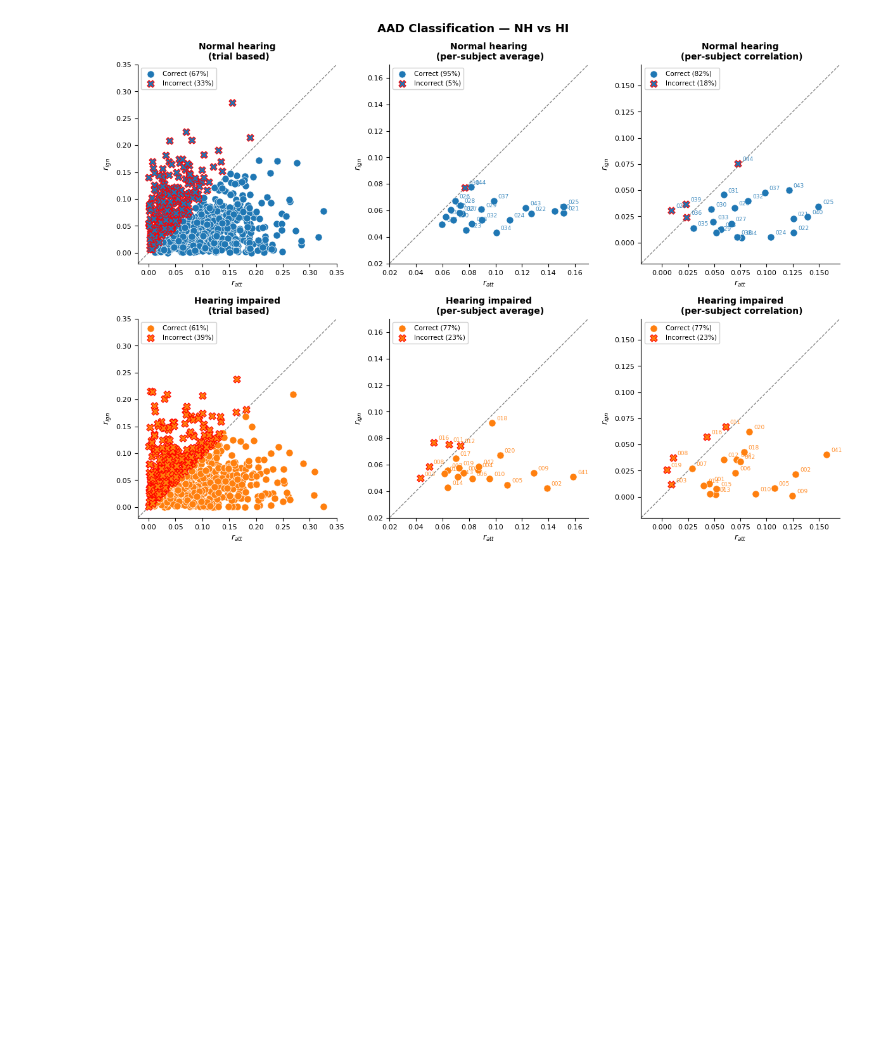
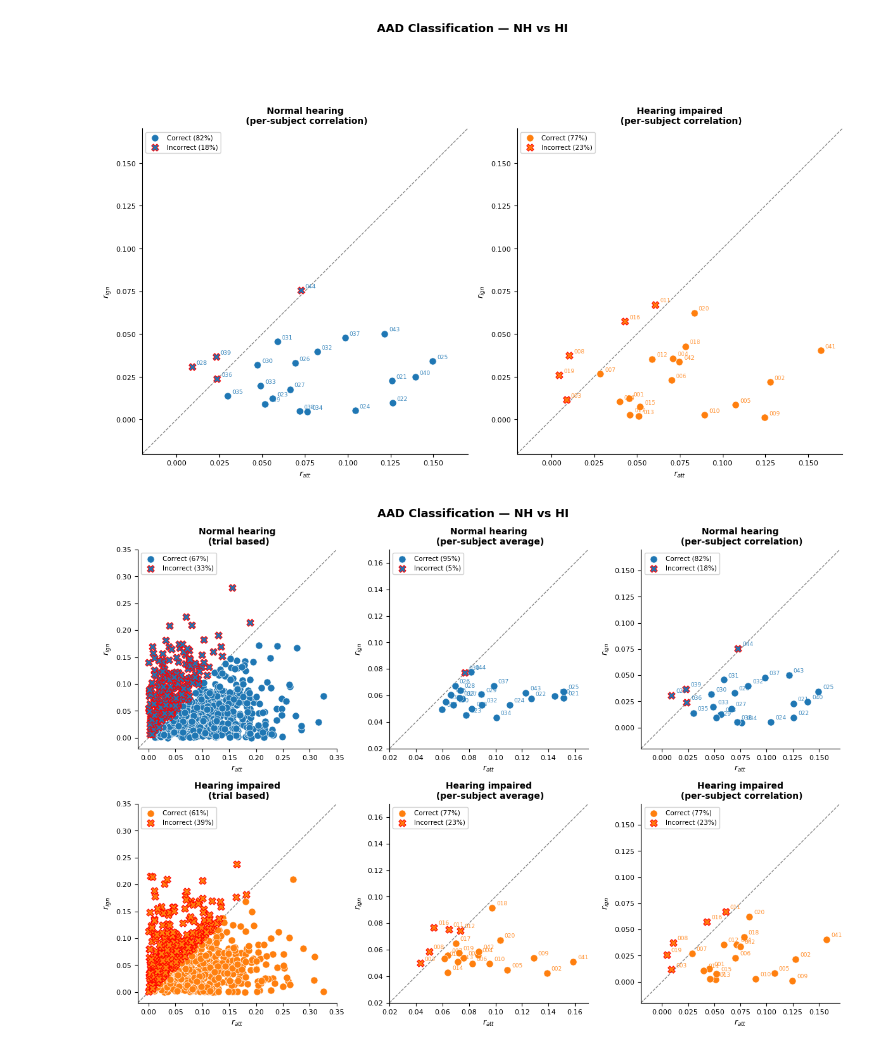
Before and after one commit to manito-coder/Beyond-TRFs, a Jupyter notebook: across-datasets/hearing-impaired-fuglsang/figures.ipynb, the cells around one changed output. Cells and saved outputs as stored; diff of their text form; code cells hidden in the pictures; blank space fills up the shorter version.

Commit message:
Add single subject plot and stats test for check

```diff
--- a/across-datasets/hearing-impaired-fuglsang/figures.ipynb
+++ b/across-datasets/hearing-impaired-fuglsang/figures.ipynb
@@ -48 +54,27 @@ def plot_scatter_panel(ax, df, color, title, groupby_subject=False, annotate=Fal
+# %%
+fig, axes = plt.subplots(1, 2, figsize=(12, 8.5))
+ax_nh = axes[0]
+ax_hi = axes[1]
+plot_scatter_panel(
+    ax_nh, results_nh_cat,
+    color='tab:blue',
+    title='Normal hearing\n (per-subject correlation)',
+    groupby_subject=False,
+    annotate=True,
+    lim=[-0.02,0.17]
+)
+plot_scatter_panel(
+    ax_hi, results_hi_cat,
+    color='tab:orange',
+    title='Hearing impaired\n (per-subject correlation)',
+    groupby_subject=False,
+    annotate=True,
+    lim=[-0.02,0.17]
+)
+fig.suptitle('AAD Classification — NH vs HI', fontsize=13, fontweight='bold')
+fig.tight_layout()
+fig.savefig(FUGLSANG_FIGURES_DIR / 'aad_subject_scatter_nh_hi.png', dpi=170, bbox_inches='tight')
+plt.show()
+# %% [output]
+[figure, added]
 # %%
```
Also changed, not shown: parts of 5 cells of this notebook.
